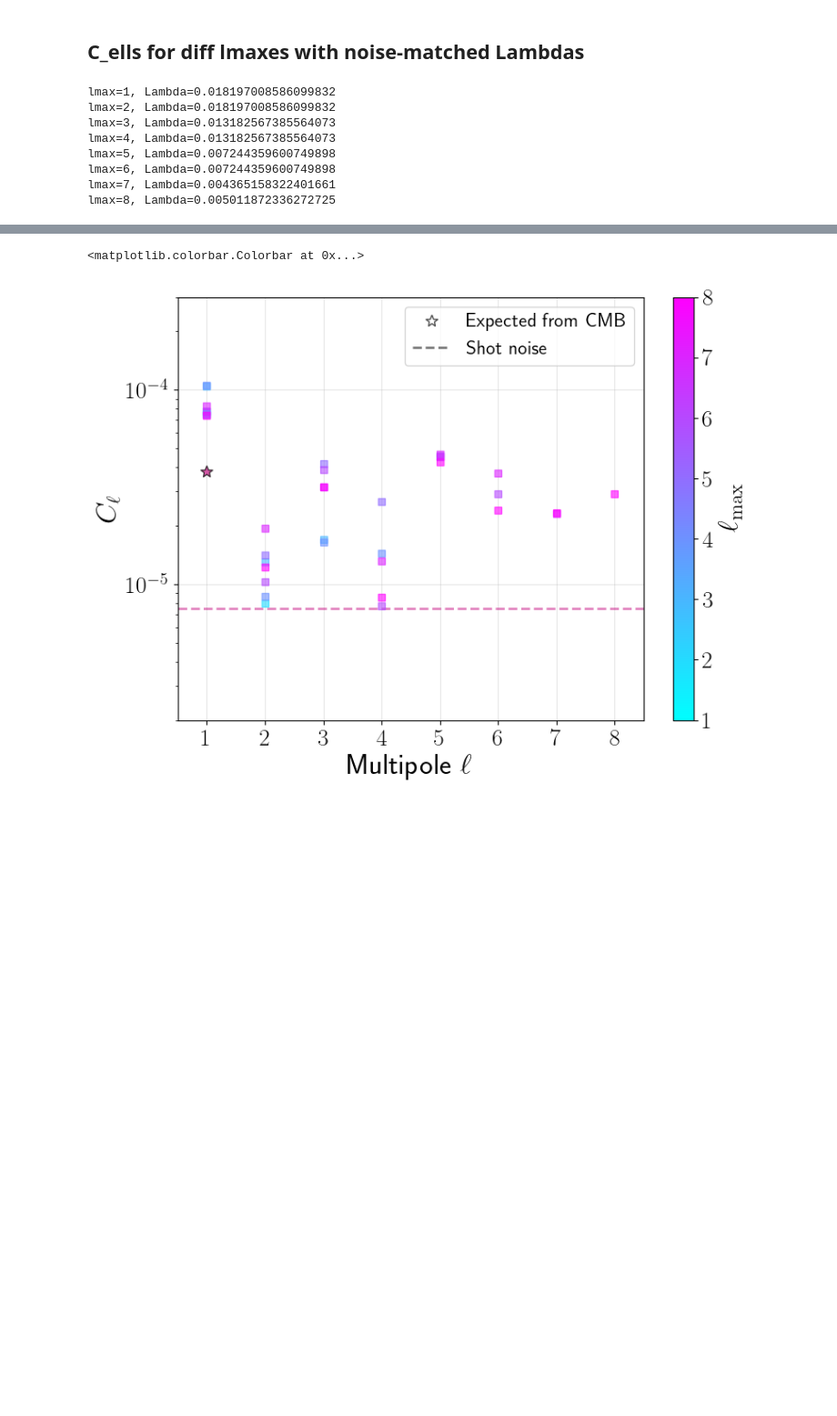
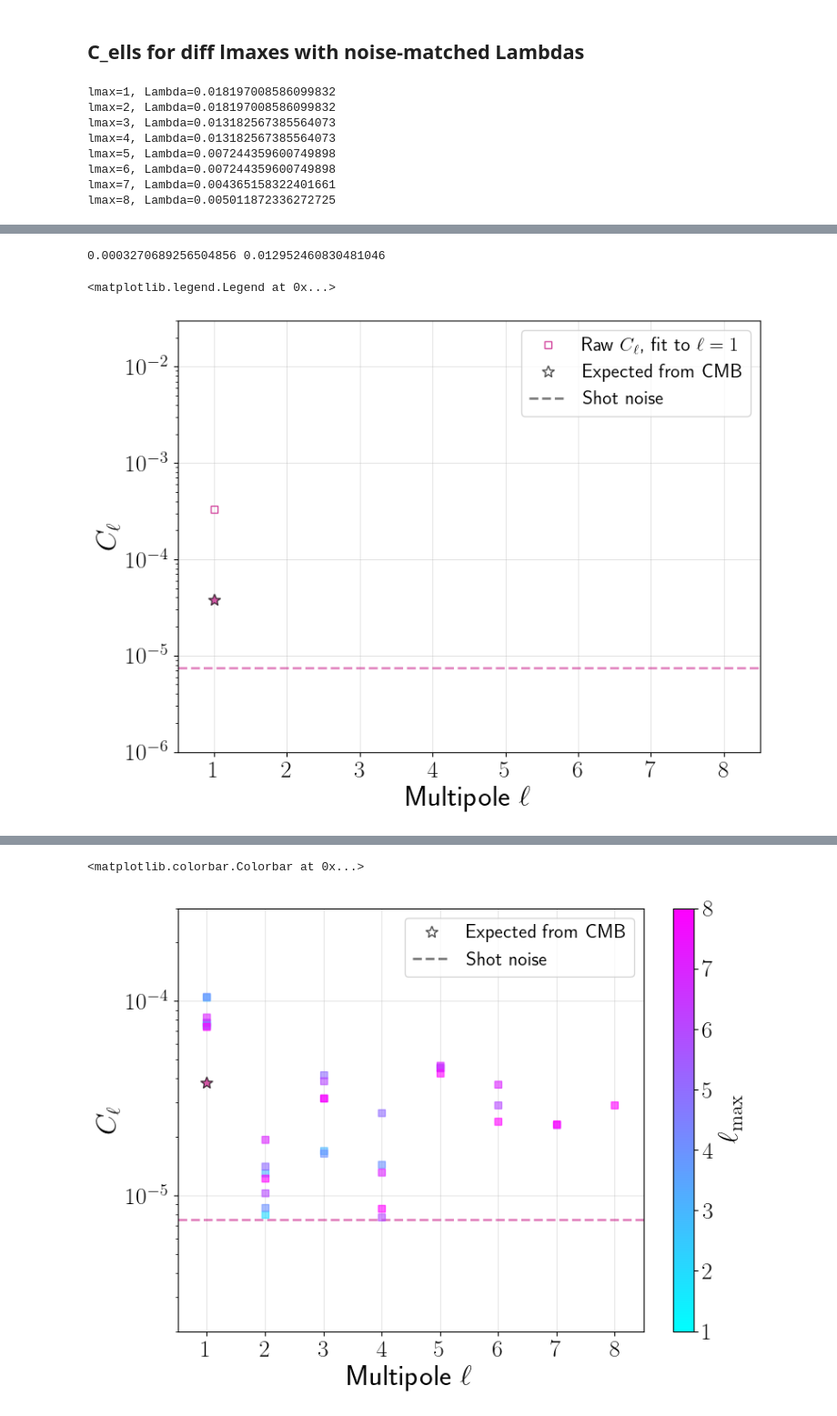
Before and after one commit to abbyw24/lss-dipoles, a Jupyter notebook: notebooks/2024-05-16_plots_for_kate_vksf.ipynb, the cells around one changed output, grey strips where cells are left out. Shown at 91% size. Saved outputs shown, nothing was run; the diff lists cells and outputs as text; code cells hidden in the pictures; blank space fills up the shorter version.

```diff
--- a/notebooks/2024-05-16_plots_for_kate_vksf.ipynb
+++ b/notebooks/2024-05-16_plots_for_kate_vksf.ipynb
@@ -1366,0 +1314,57 @@ fig.colorbar(smap, ax=ax, label=r'$\ell_\mathrm{max}$', ticks=max_ells_all)
+# %%
+C1_standard_quaia = Cells_maxells_all_quaia_Lambda0[0][1]
+print(C1_standard_quaia, D(C1_standard_quaia))
+# %% [output]
+0.0003270689256504856 0.012952460830481046
+# %%
+# plottt
+#  (Cell functions output C_0, but start with C_1 since we're fitting overdensities)
+fig, ax = plt.subplots(figsize=(8,6), tight_layout=True)
+kwargs = dict(ls='None', ms=6, alpha=0.8, capsize=2, lw=lw)
+
+norm = mpl.colors.Normalize(vmin=min(max_ells_all), vmax=max(max_ells_all))
+smap = mpl.cm.ScalarMappable(norm=norm, cmap='cool')
+
+ax.errorbar(ells_maxells_all[0][1:], Cells_maxells_all_quaia_Lambda0[0][1:],
+            #yerr=Cells_quaia_std[1:],
+            yerr = None,
+            #c=smap.to_rgba(max_ells_all[-1]),
+            c=color_quaia,
+            label=r"Raw $C_\ell$, fit to $\ell=1$",
+            markerfacecolor='None',
+            marker='s', **kwargs)
+
+
+# expected dipole amplitude
+kwargs = dict(marker='*', ms=10, mec='k', alpha=0.7)
+ax.plot(1, expected_C1_quaia, c=color_quaia, **kwargs, lw=lw)
+# manual label
+marker = mpl.lines.Line2D([0],[0], c='None', label='Expected from CMB', **kwargs)
+
+# shot noise estimates
+kwargs = dict(ls='--', alpha=0.5, lw=lw)
+ax.axhline(noise_quaia, c=color_quaia, **kwargs)
+# manual label
+line = mpl.lines.Line2D([0], [0], label='Shot noise', c='k', **kwargs)
+
+# model + shot noise
+#ax.plot(ells_mod, Cells_mod + noise_quaia_Cell, c=color_quaia, label='Model + shot noise', alpha=0.5)
+
+# add manual symbols to auto legend
+handles, labels = plt.gca().get_legend_handles_labels()
+handles.extend([marker, line])
+
+ax.semilogy()
+ax.grid(alpha=0.5, lw=lw_grid)
+ax.set_xlim(ells[1:][0] - 0.5, ells[1:][-1] + 0.5)
+ax.set_ylim(1e-6, 3e-2)
+ax.set_xlabel(r'Multipole $\ell$')
+ax.set_xticks(ells[1:])
+ax.set_ylabel(r'$C_\ell$')
+# ax.set_title(r'Angular power $C_\ell$, $0\leq\ell\leq$'f'{max_ell}')
+ax.legend(loc=1, handles=handles)
+
+#fig.colorbar(smap, ax=ax, label=r'$\ell_\mathrm{max}$', ticks=max_ells_all)
+# %% [output]
+<matplotlib.legend.Legend at 0x...>
+[figure, added]
```
Also changed, not shown: parts of 42 cells of this notebook.
